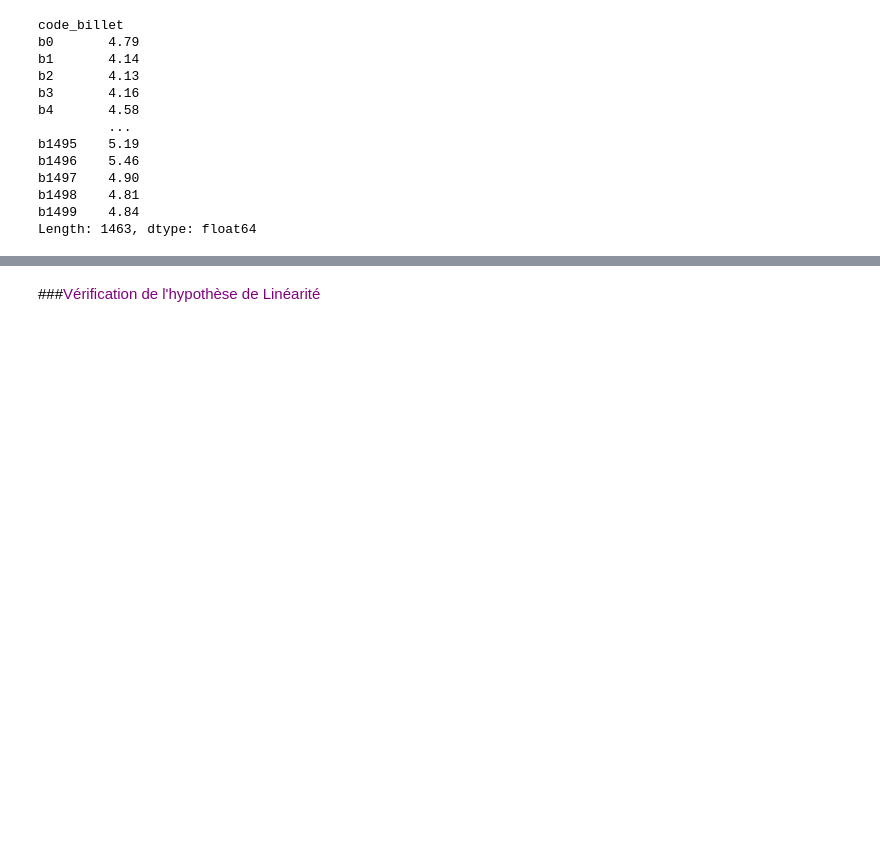
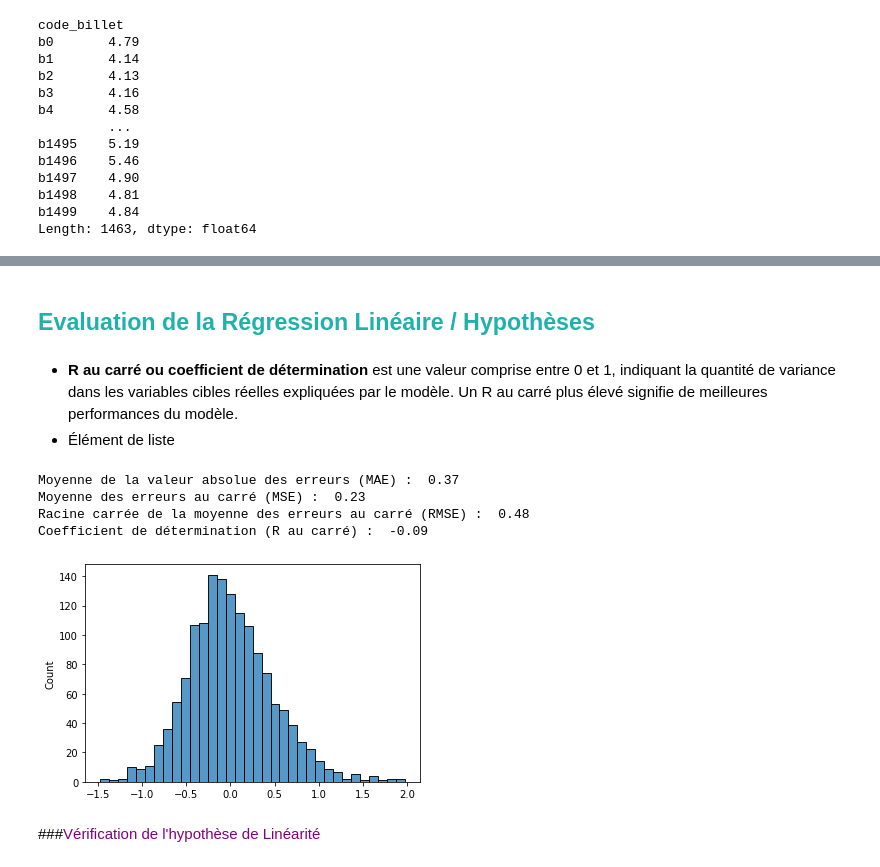
Before and after one commit to Randasabag/Detectez-des-faux-billets-avec-R-ou-Python, a Jupyter notebook: P10.ipynb, the cells around one changed output, grey strips where cells are left out. Drawn from its saved outputs; the diff is of its cells as text; code cells hidden in the pictures; blank space fills up the shorter version.

```diff
--- a/P10.ipynb
+++ b/P10.ipynb
@@ -411,3 +375,32 @@ See the caveats in the documentation: https://pandas.pydata.org/pandas-docs/stab
+# %% [markdown]
+## <a name="C23"><font color='LightSeaGreen'>Evaluation de la Régression Linéaire / Hypothèses</font></a>
+# %% [markdown]
+
+
+*  **R au carré ou coefficient de détermination** est une valeur comprise entre 0 et 1, indiquant la quantité de variance dans les variables cibles réelles expliquées par le modèle. Un R au carré plus élevé signifie de meilleures performances du modèle.
+*   Élément de liste
+# %%
+import sklearn.metrics as metrics
+from sklearn.metrics import mean_absolute_error
+from sklearn.metrics import mean_squared_error
+rmse=mean_squared_error(df_billets_train['margin_low_pred'],df_billets_train['margin_low'])**(1/2)
+#distribution des erreurs
+plt.figure
+sns.histplot((df_billets_train['margin_low']-df_billets_train['margin_low_pred']))
+#MAE,MSE,RMSE
+print('Moyenne de la valeur absolue des erreurs (MAE) : ',mean_absolute_error(df_billets_train['margin_low'],df_billets_train['margin_low_pred']).round(2))
+print('Moyenne des erreurs au carré (MSE) : ',mean_squared_error(df_billets_train['margin_low'],df_billets_train['margin_low_pred']).round(2))
+print('Racine carrée de la moyenne des erreurs au carré (RMSE) : ',rmse.round(2))
+
+#R au carré - coefficient de détermination
+from sklearn.metrics import r2_score
+print('Coefficient de détermination (R au carré) : ',r2_score(df_billets_train['margin_low_pred'],df_billets_train['margin_low']).round(2))
+# %% [output]
+Moyenne de la valeur absolue des erreurs (MAE) :  0.37
+Moyenne des erreurs au carré (MSE) :  0.23
+Racine carrée de la moyenne des erreurs au carré (RMSE) :  0.48
+Coefficient de détermination (R au carré) :  -0.09
+[figure, added]
 # %% [markdown]
 ###<font color='purple'>Vérification de l'hypothèse de Linéarité</font>
 # %%
```
Also changed, not shown: parts of 31 cells of this notebook.
